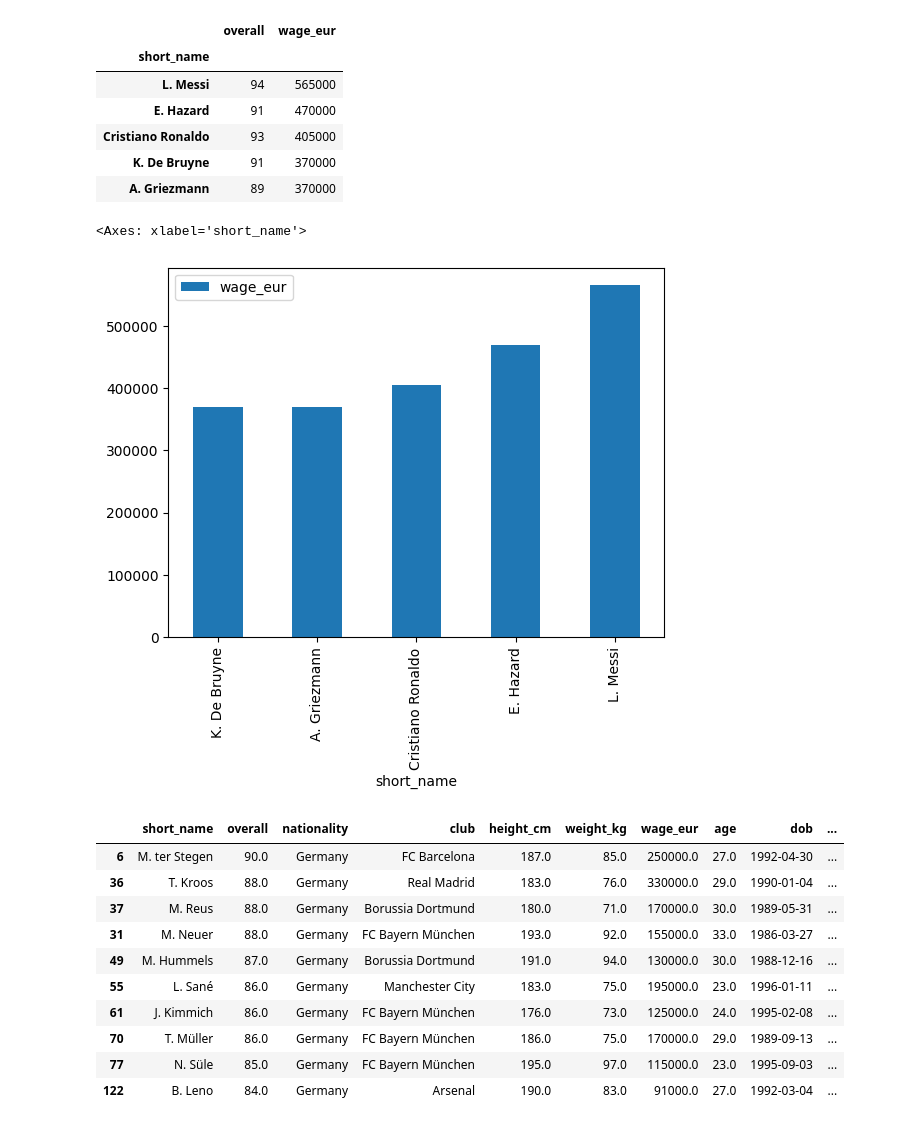
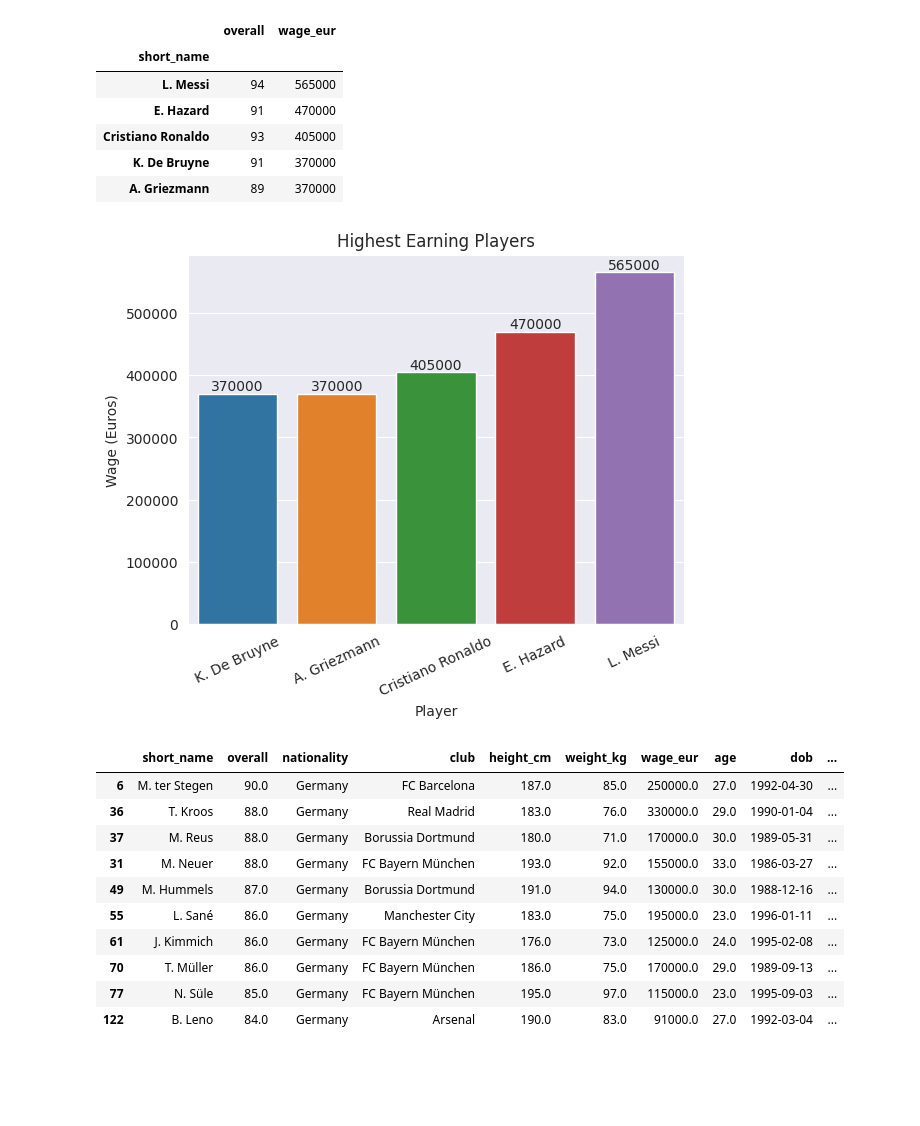
Before and after one commit to pmloppnow/JUMP-Plus, a Jupyter notebook: fifa.ipynb, the cells around one changed output. Cells and saved outputs as stored; diff of their text form; code cells hidden in the pictures; blank space fills up the shorter version.

```diff
--- a/fifa.ipynb
+++ b/fifa.ipynb
@@ -143,12 +135,20 @@ players_wages
 | Cristiano Ronaldo | 93 | 405000 |
 | K. De Bruyne | 91 | 370000 |
 | A. Griezmann | 89 | 370000 |
-# %%
-# 9. Create a bar plot for the previous question.
-players_wages[["wage_eur"]].sort_values(by=["wage_eur"], ascending=True).plot.bar()
-# %% [output]
-<Axes: xlabel='short_name'>
-[figure, removed]
+# %%
+# 9. Create a bar plot for the previous question.
+players_wages = fifa[["short_name", "overall", "wage_eur"]].sort_values(by = ["wage_eur"], ascending = False).head(5)
+players_wages = players_wages.sort_values(by = ["wage_eur"], ascending = True)
+wage_plot = sns.barplot(data = players_wages, x = players_wages.short_name, y = players_wages.wage_eur)
+wage_plot.set(title = "Highest Earning Players")
+plt.ylabel("Wage (Euros)")
+plt.xlabel("Player")
+wage_plot.set_xticklabels(rotation = 25, labels = players_wages.short_name)
+
+for bar in wage_plot.containers:
+    wage_plot.bar_label(bar)
+# %% [output]
+[figure, added]
 # %%
 # 10. Show top 10 records for Germany.
 germany = fifa[["short_name", "overall", "nationality", "club", "height_cm", "weight_kg", "wage_eur", "age", "dob", "player_positions"]]
```
Also changed, not shown: parts of 24 cells of this notebook.
